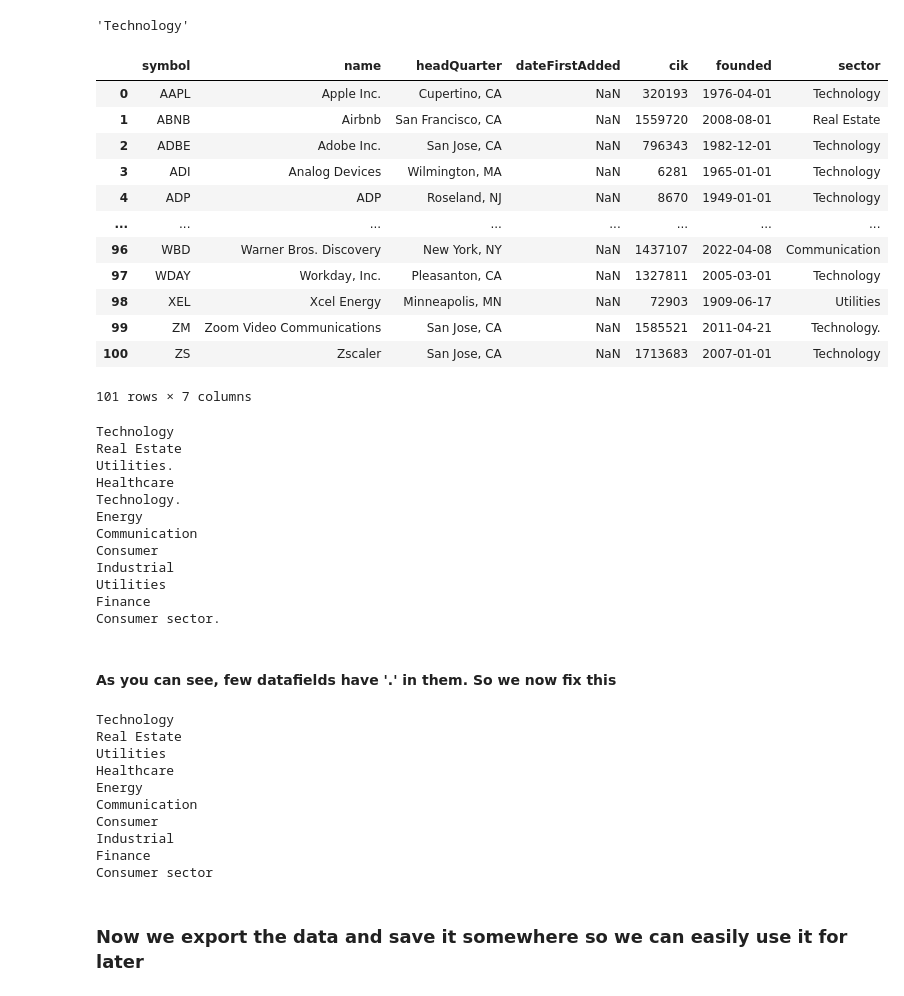
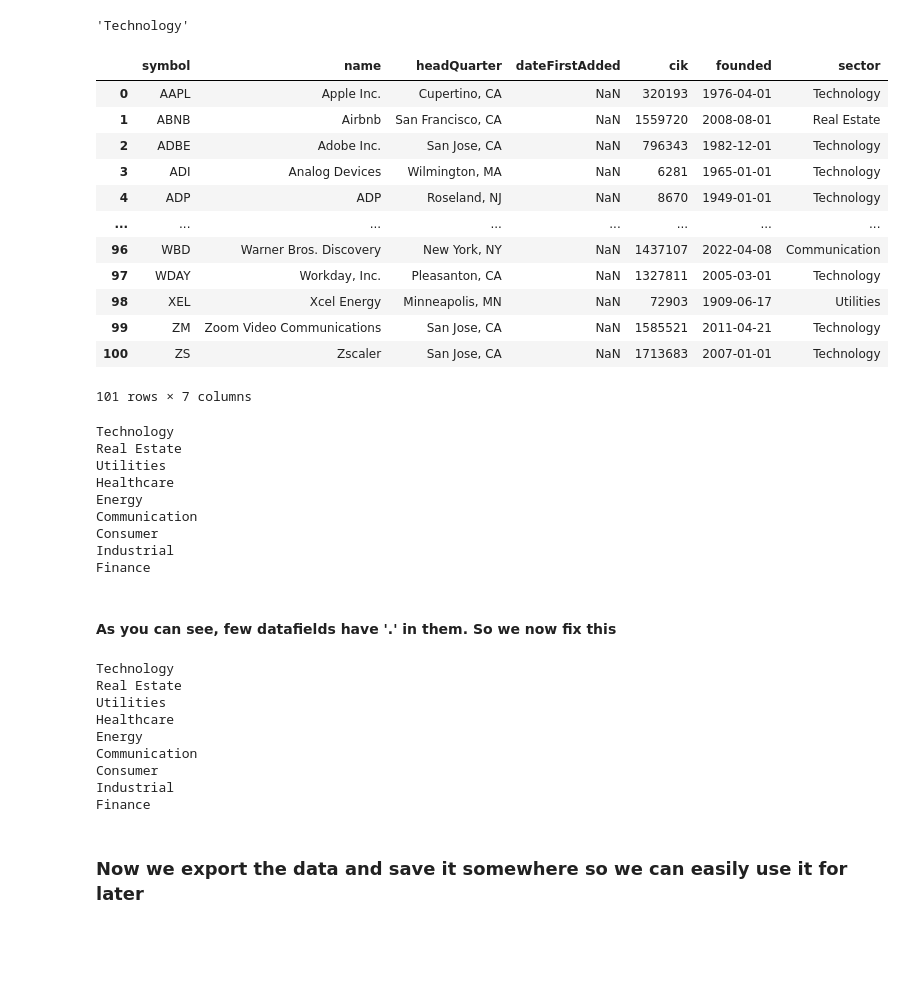
Before and after one commit to aurorachilles/Stock-Market-with-OpenAI, a Jupyter notebook: src/notebook.ipynb, the cells around one changed output. Saved outputs shown, nothing was run; the diff lists cells and outputs as text; code cells hidden in the pictures; blank space fills up the shorter version.

```diff
--- a/src/notebook.ipynb
+++ b/src/notebook.ipynb
@@ -146,34 +143,35 @@ data_to_store
 # %%
 for company_name in main_data['name']:
     # The below line creates a prompt to input to API for every company_name in the dataset
     gpt_prompt = f"""Classify the company {company_name} into one of the following sectors: Technology, Consumer, Cyclical, Industrial, Utilities, Healthcare, Marketing, Communication, Energy, Consumer, Defense, Real Estate, or Finance. Please only answer with one sector."""
 
     result = client.chat.completions.create(messages=[
         {
             "role": "user",
             "content": gpt_prompt
         }
-    ], model="gpt-3.5-turbo")
+    ], model="gpt-3.5-turbo",
+    temperature= 0.3 )
 
     #storing the fetched sector from chatGPT
     fetched_sector = result.choices[0].message.content
 
     #saving the values in the main dataset
     main_data.loc[main_data['name'] == company_name , 'sector'] = fetched_sector
 
 main_data
 # %% [output]
 |  | symbol | name | headQuarter | dateFirstAdded | cik | founded | sector |
 | 0 | AAPL | Apple Inc. | Cupertino, CA | NaN | 320193 | 1976-04-01 | Technology |
 | 1 | ABNB | Airbnb | San Francisco, CA | NaN | 1559720 | 2008-08-01 | Real Estate |
 | 2 | ADBE | Adobe Inc. | San Jose, CA | NaN | 796343 | 1982-12-01 | Technology |
 | 3 | ADI | Analog Devices | Wilmington, MA | NaN | 6281 | 1965-01-01 | Technology |
 | 4 | ADP | ADP | Roseland, NJ | NaN | 8670 | 1949-01-01 | Technology |
 | ... | ... | ... | ... | ... | ... | ... | ... |
 | 96 | WBD | Warner Bros. Discovery | New York, NY | NaN | 1437107 | 2022-04-08 | Communication |
 | 97 | WDAY | Workday, Inc. | Pleasanton, CA | NaN | 1327811 | 2005-03-01 | Technology |
 | 98 | XEL | Xcel Energy | Minneapolis, MN | NaN | 72903 | 1909-06-17 | Utilities |
-| 99 | ZM | Zoom Video Communications | San Jose, CA | NaN | 1585521 | 2011-04-21 | Technology. |
+| 99 | ZM | Zoom Video Communications | San Jose, CA | NaN | 1585521 | 2011-04-21 | Technology |
 | 100 | ZS | Zscaler | San Jose, CA | NaN | 1713683 | 2007-01-01 | Technology |
 101 rows × 7 columns
 # %%
@@ -182,16 +180,13 @@ for sectors in main_data['sector'].unique():
 # %% [output]
 Technology
 Real Estate
-Utilities.
+Utilities
 Healthcare
-Technology.
 Energy
 Communication
 Consumer
 Industrial
-Utilities
 Finance
-Consumer sector.
 # %% [markdown]
 #### As you can see, few datafields have '.' in them. So we now fix this
 # %%
@@ -209,7 +204,6 @@ Communication
 Consumer
 Industrial
 Finance
-Consumer sector
 # %% [markdown]
 ### Now we export the data and save it somewhere so we can easily use it for later
 # %%
```
Also changed, not shown: parts of 7 cells of this notebook, 3 other files.
